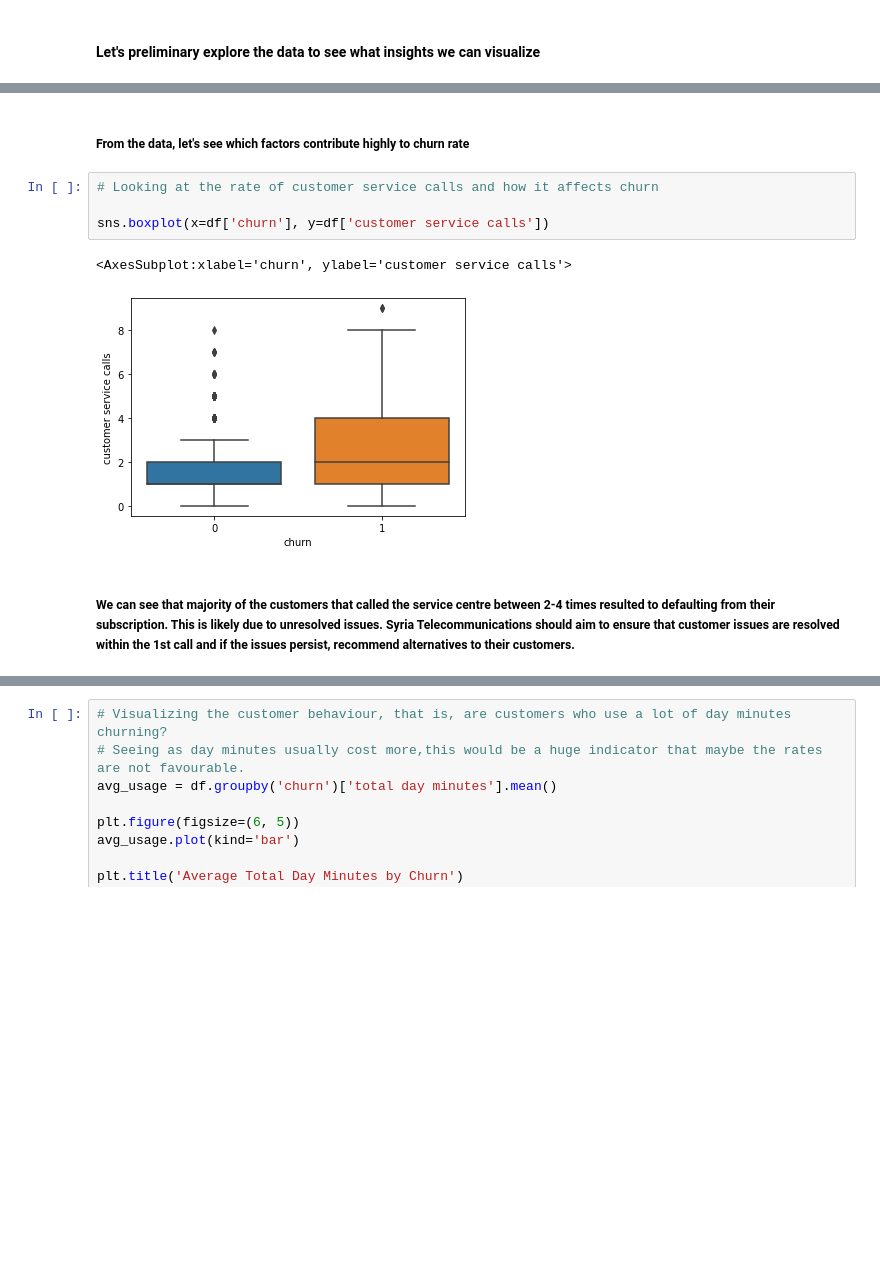
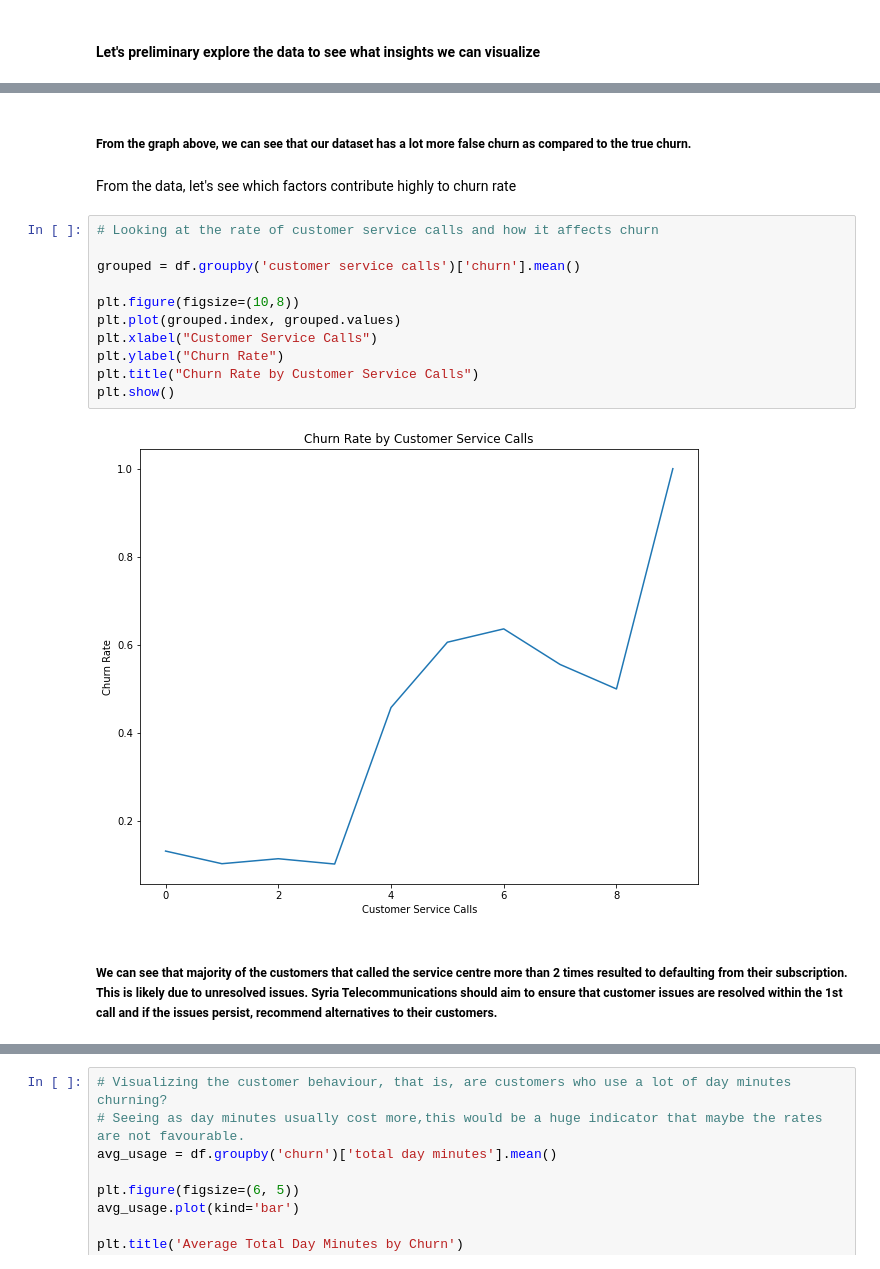
Before and after one commit to Gitungo/DSF_Project3, a Jupyter notebook: Project_Phase3.ipynb, the cells around one changed output, grey strips where cells are left out. Drawn from its saved outputs; the diff is of its cells as text; blank space fills up the shorter version.

```diff
--- a/Project_Phase3.ipynb
+++ b/Project_Phase3.ipynb
@@ -126,11 +136,19 @@ df.duplicated().sum()
+# %% [markdown]
+##### From the graph above, we can see that our dataset has a lot more false churn as compared to the true churn.
 # %% [markdown]
-##### From the data, let's see which factors contribute highly to churn rate
+From the data, let's see which factors contribute highly to churn rate
 # %%
 # Looking at the rate of customer service calls and how it affects churn
 
-sns.boxplot(x=df['churn'], y=df['customer service calls'])
+grouped = df.groupby('customer service calls')['churn'].mean()
+
+plt.figure(figsize=(10,8))
+plt.plot(grouped.index, grouped.values)
+plt.xlabel("Customer Service Calls")
+plt.ylabel("Churn Rate")
+plt.title("Churn Rate by Customer Service Calls")
+plt.show()
 # %% [output]
-<AxesSubplot:xlabel='churn', ylabel='customer service calls'>
-[figure, old version]
+[figure, new version]
 # %% [markdown]
-##### We can see that majority of the customers that called the service centre between 2-4 times resulted to defaulting from their subscription. This is likely due to unresolved issues. Syria Telecommunications should aim to ensure that customer issues are resolved within the 1st call and if the issues persist, recommend alternatives to their customers.
+##### We can see that majority of the customers that called the service centre more than 2 times resulted to defaulting from their subscription. This is likely due to unresolved issues. Syria Telecommunications should aim to ensure that customer issues are resolved within the 1st call and if the issues persist, recommend alternatives to their customers.
```
Also changed, not shown: parts of 19 cells of this notebook.
